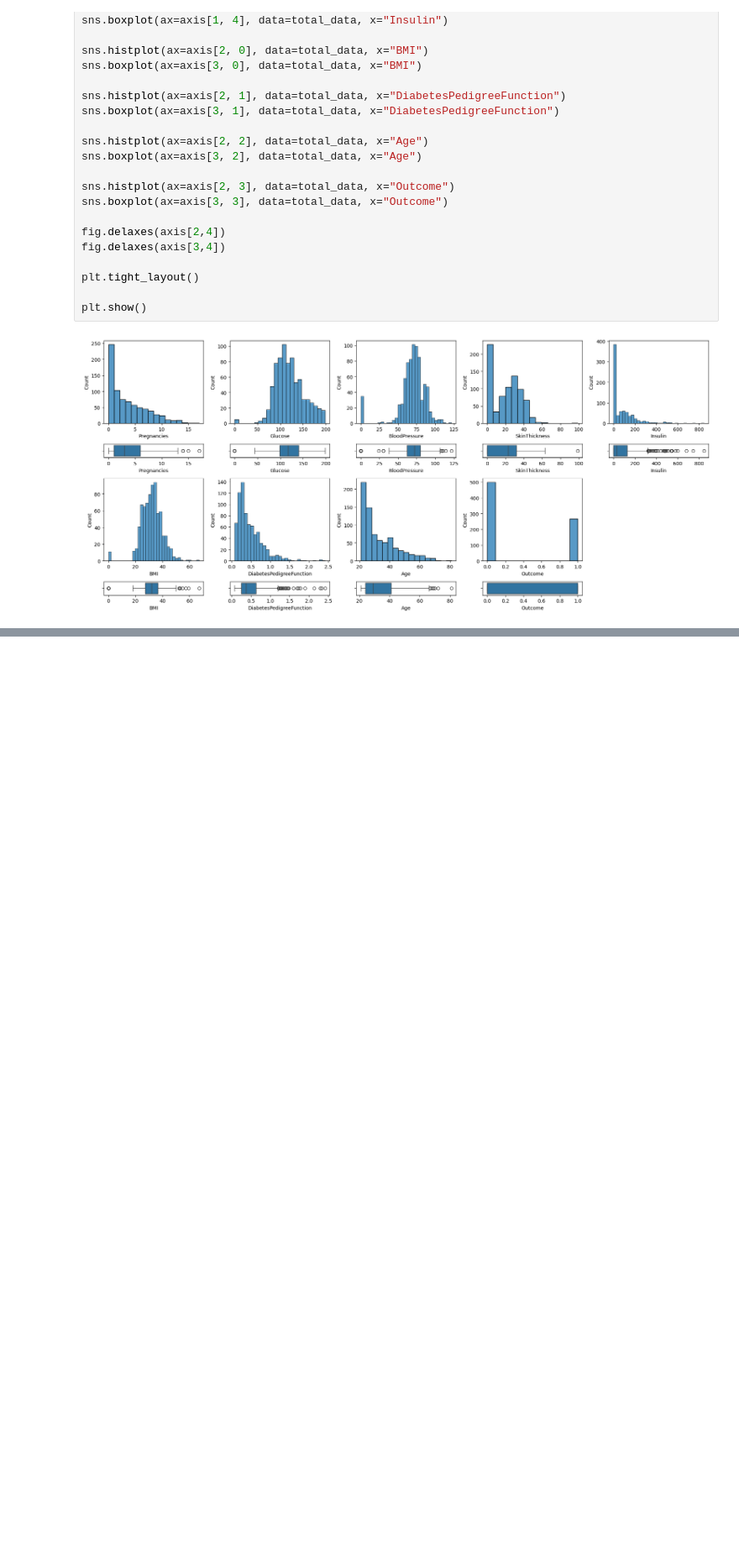
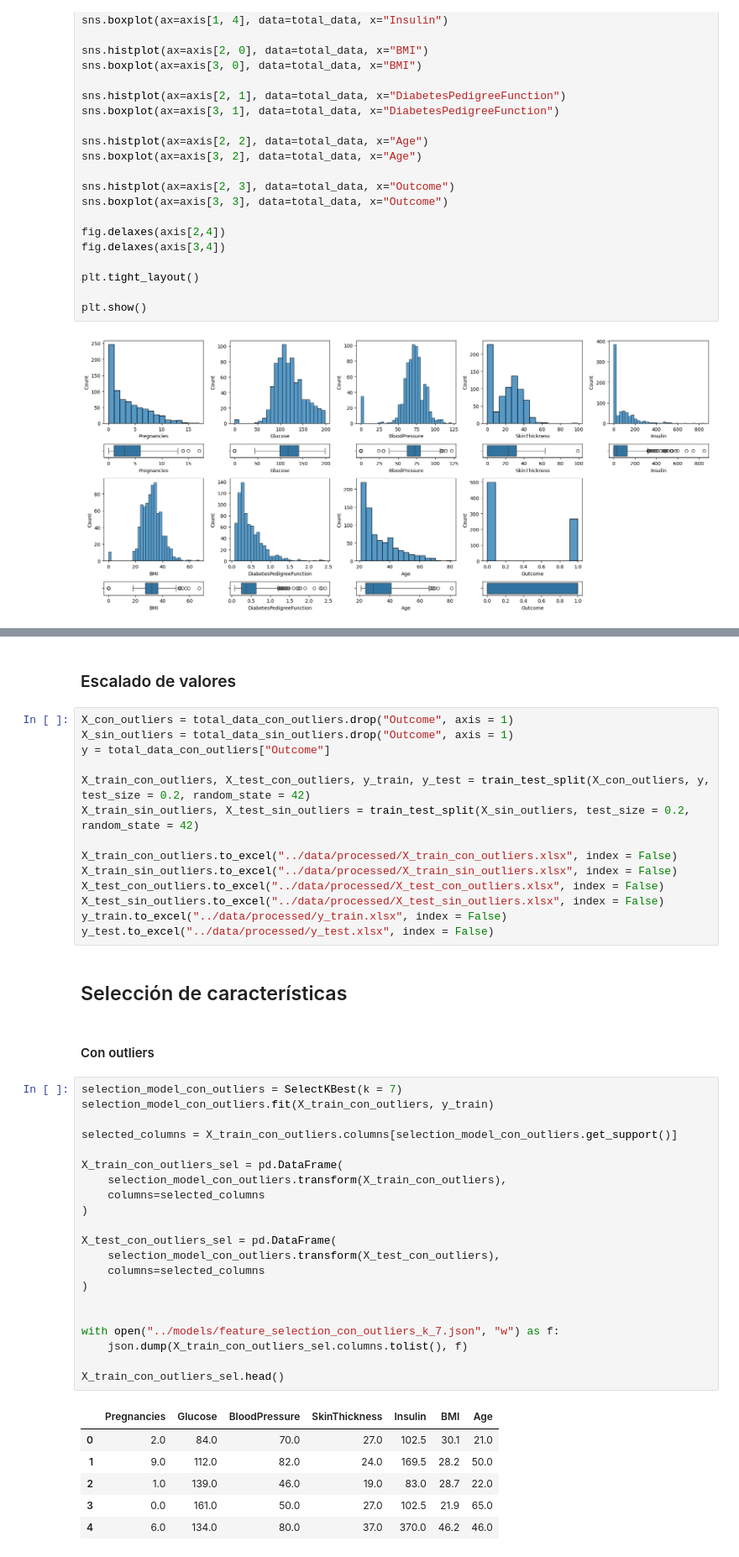
Before and after one commit to javier-senda/decision-tree, a Jupyter notebook: src/EDA.ipynb, the cells around one changed output, grey strips where cells are left out. Shown at 84% size. Cells and saved outputs as stored; diff of their text form; blank space fills up the shorter version.

```diff
--- a/src/EDA.ipynb
+++ b/src/EDA.ipynb
@@ -113,0 +244,48 @@ plt.show()
+# %% [markdown]
+### Escalado de valores
+# %%
+X_con_outliers = total_data_con_outliers.drop("Outcome", axis = 1)
+X_sin_outliers = total_data_sin_outliers.drop("Outcome", axis = 1)
+y = total_data_con_outliers["Outcome"]
+
+X_train_con_outliers, X_test_con_outliers, y_train, y_test = train_test_split(X_con_outliers, y, test_size = 0.2, random_state = 42)
+X_train_sin_outliers, X_test_sin_outliers = train_test_split(X_sin_outliers, test_size = 0.2, random_state = 42)
+
+X_train_con_outliers.to_excel("../data/processed/X_train_con_outliers.xlsx", index = False)
+X_train_sin_outliers.to_excel("../data/processed/X_train_sin_outliers.xlsx", index = False)
+X_test_con_outliers.to_excel("../data/processed/X_test_con_outliers.xlsx", index = False)
+X_test_sin_outliers.to_excel("../data/processed/X_test_sin_outliers.xlsx", index = False)
+y_train.to_excel("../data/processed/y_train.xlsx", index = False)
+y_test.to_excel("../data/processed/y_test.xlsx", index = False)
+# %% [markdown]
+## Selección de características
+# %% [markdown]
+#### Con outliers
+# %%
+selection_model_con_outliers = SelectKBest(k = 7)
+selection_model_con_outliers.fit(X_train_con_outliers, y_train)
+
+selected_columns = X_train_con_outliers.columns[selection_model_con_outliers.get_support()]
+
+X_train_con_outliers_sel = pd.DataFrame(
+    selection_model_con_outliers.transform(X_train_con_outliers),
+    columns=selected_columns
+)
+
+X_test_con_outliers_sel = pd.DataFrame(
+    selection_model_con_outliers.transform(X_test_con_outliers),
+    columns=selected_columns
+)
+
+
+with open("../models/feature_selection_con_outliers_k_7.json", "w") as f:
+    json.dump(X_train_con_outliers_sel.columns.tolist(), f)
+
+X_train_con_outliers_sel.head()
+# %% [output]
+|  | Pregnancies | Glucose | BloodPressure | SkinThickness | Insulin | BMI | Age |
+| 0 | 2.0 | 84.0 | 70.0 | 27.0 | 102.5 | 30.1 | 21.0 |
+| 1 | 9.0 | 112.0 | 82.0 | 24.0 | 169.5 | 28.2 | 50.0 |
+| 2 | 1.0 | 139.0 | 46.0 | 19.0 | 83.0 | 28.7 | 22.0 |
+| 3 | 0.0 | 161.0 | 50.0 | 27.0 | 102.5 | 21.9 | 65.0 |
+| 4 | 6.0 | 134.0 | 80.0 | 37.0 | 370.0 | 46.2 | 46.0 |
```
Also changed, not shown: parts of 18 cells of this notebook, 1 other file.
